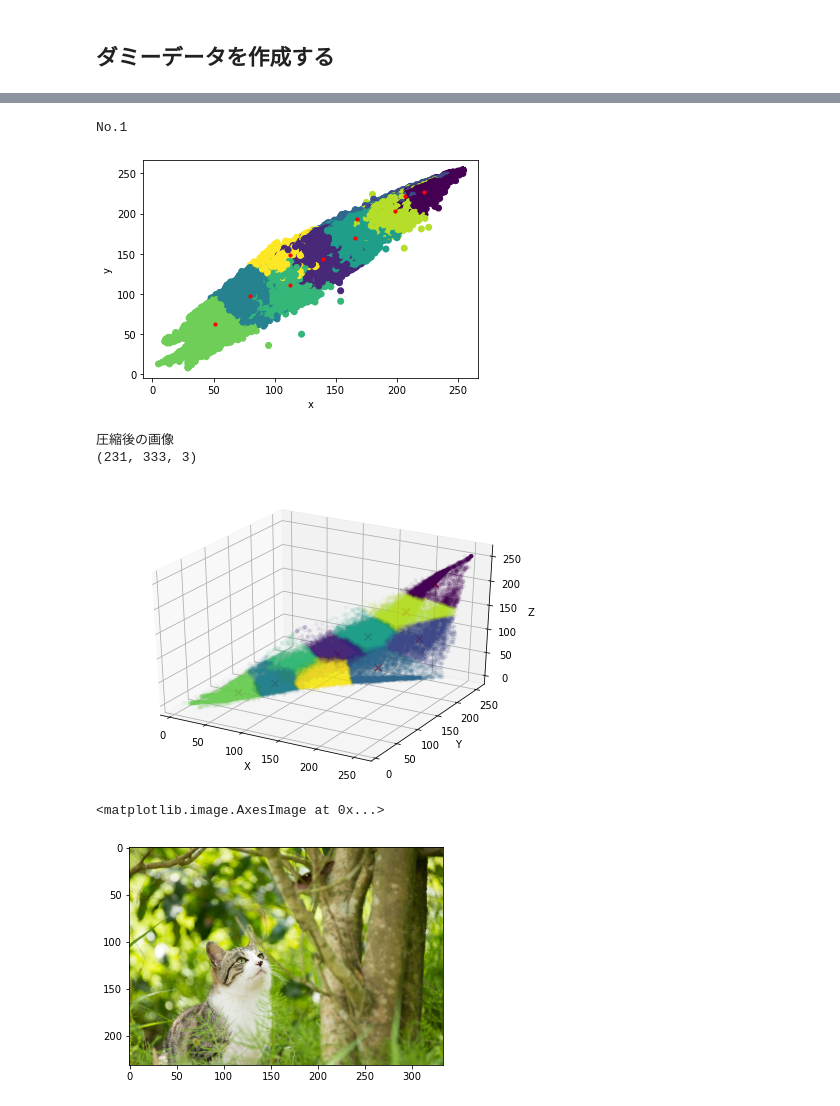
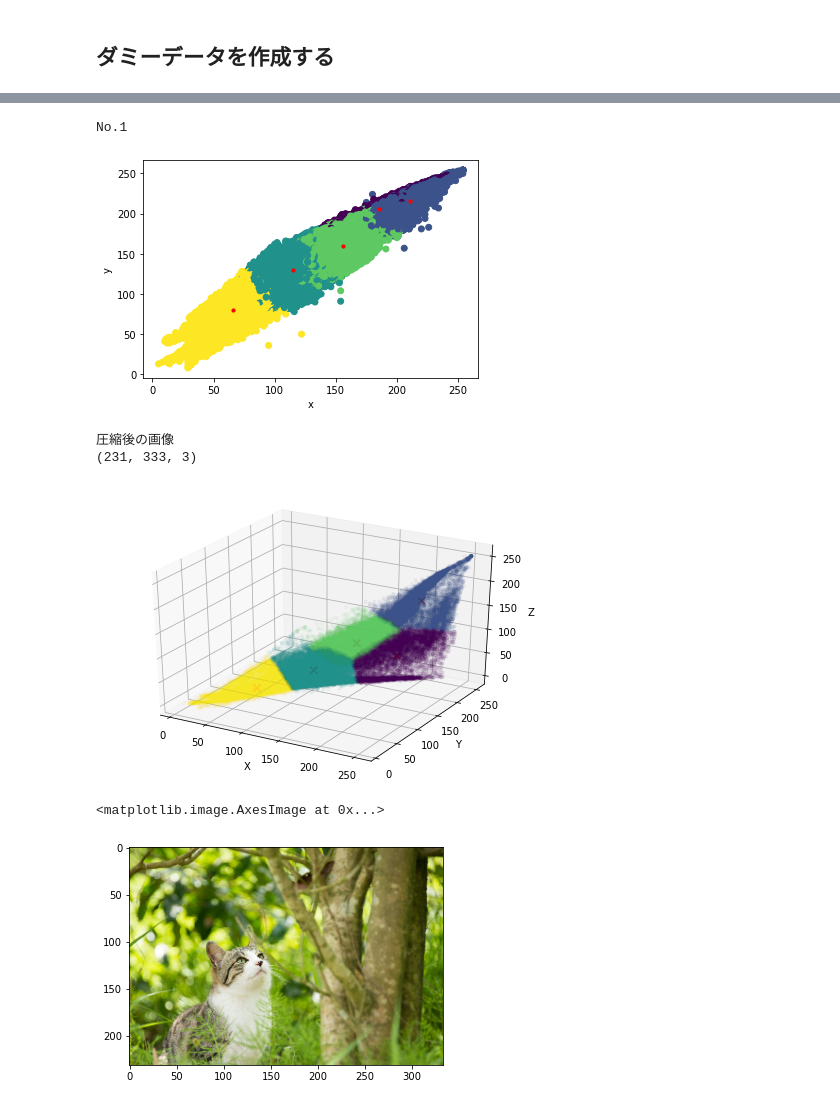
Before and after one commit to Go-to-Ray/Youtube_AI, a Jupyter notebook: Clusetering/k-means/k-means-fullscratch.ipynb, the cells around one changed output, grey strips where cells are left out. Saved outputs shown, nothing was run; the diff lists cells and outputs as text; code cells hidden in the pictures.

```diff
--- a/Clusetering/k-means/k-means-fullscratch.ipynb
+++ b/Clusetering/k-means/k-means-fullscratch.ipynb
@@ -189,14 +189,14 @@ def kmn_implot(img, rate=1, verbose=True):
 # %%
 img1 = plt.imread("Data/Cat.jpg")
 img_min1 = kmn_implot(img1,rate=6 ,verbose=True)
 W1, H1, Ch1 = img_min1.shape
 col1 = img_min1.reshape(-1,3)
 
 kmn_cat = kmeans(plus=True,n_search=2, plot=False)
-_,best_center1, best_cluster1 = kmn_cat.fit(X=col1, k=10)
+_,best_center1, best_cluster1 = kmn_cat.fit(X=col1, k=5)
 # %% [output]
 No.1
-[figure, old version]
+[figure, new version]
 # %%
 #プロットしてみる
 fig = plt.figure()
@@ -217,7 +217,7 @@ plt.imshow(img_min1)
 # %% [output]
 圧縮後の画像
 (231, 333, 3)
-[figure, old version]
+[figure, new version]
 <matplotlib.image.AxesImage at 0x...>
 [figure]
 # %%
```
Also changed, not shown: parts of 9 cells of this notebook, 2 other files.
